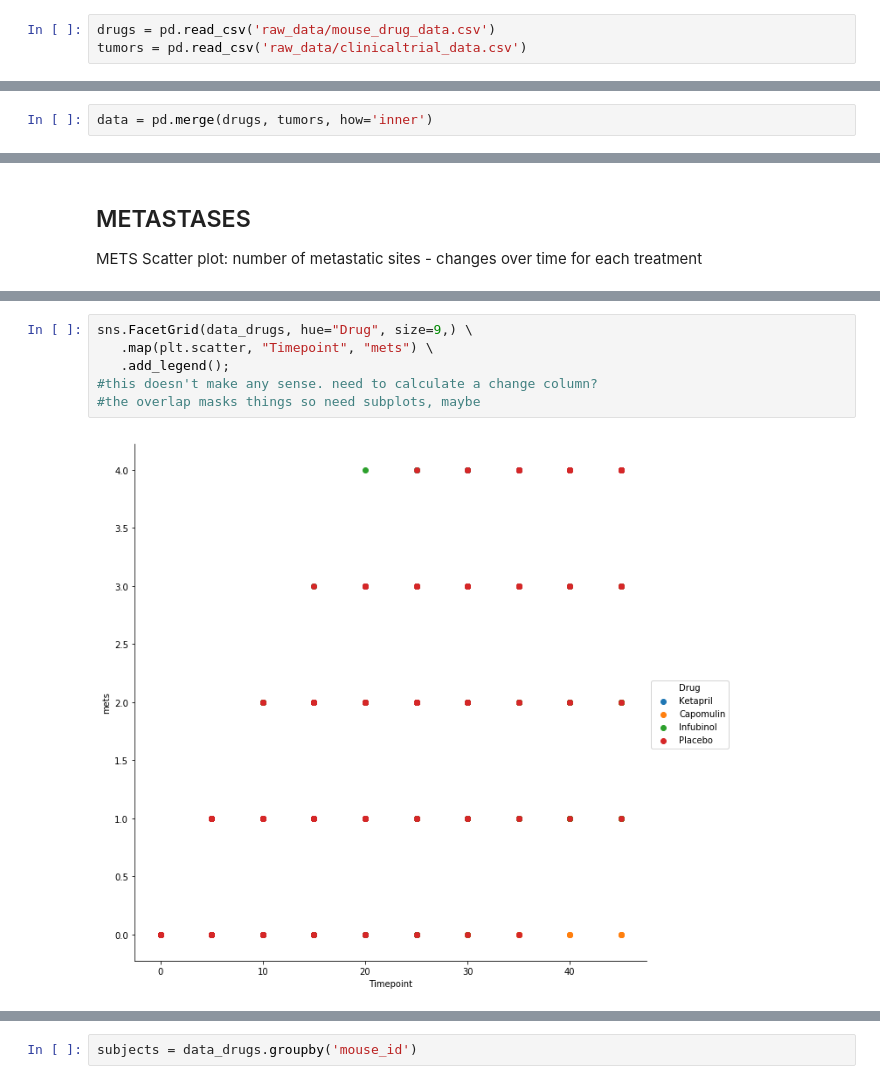
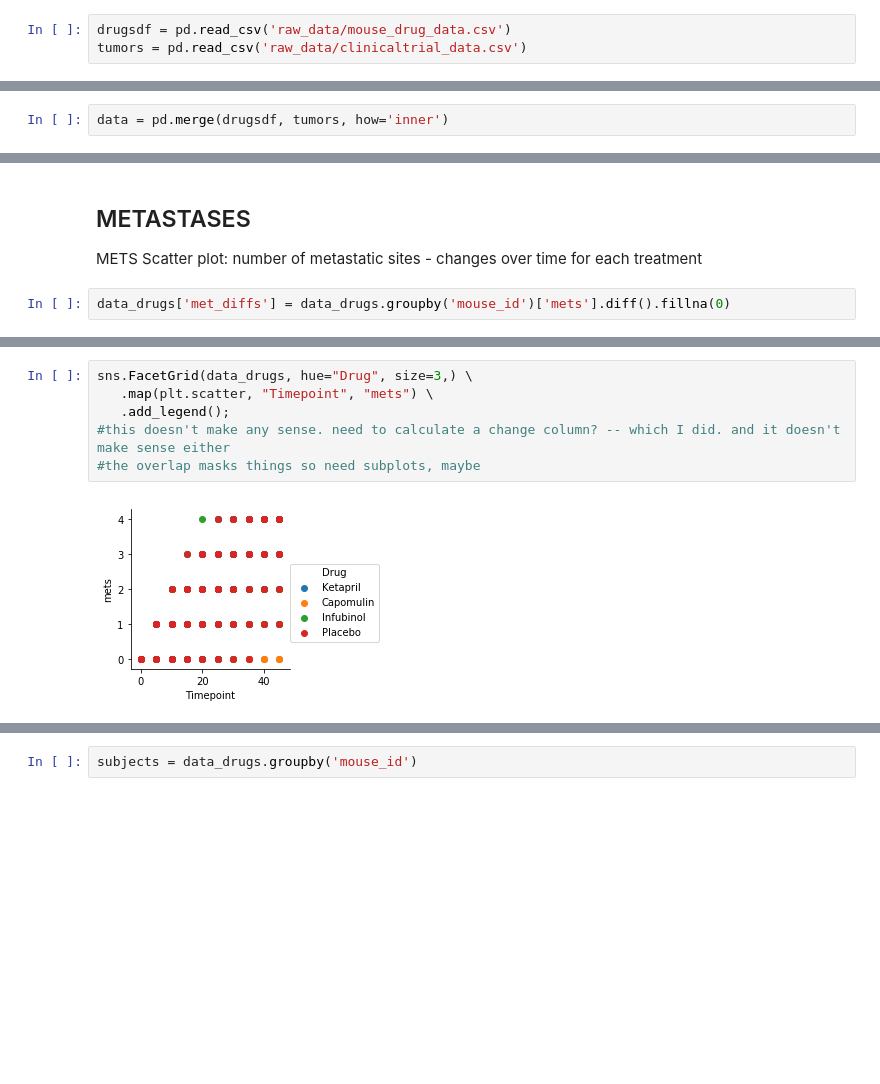
Before and after one commit to jenshurley/hw5, a Jupyter notebook: pydrug_mid.ipynb, the cells around one changed output, grey strips where cells are left out. Cells and saved outputs as stored; diff of their text form; blank space fills up the shorter version.

```diff
--- a/pydrug_mid.ipynb
+++ b/pydrug_mid.ipynb
@@ -5,12 +11,12 @@ import matplotlib.pyplot as plt
 import numpy as np
 %matplotlib inline
 # %%
-drugs = pd.read_csv('raw_data/mouse_drug_data.csv')
+drugsdf = pd.read_csv('raw_data/mouse_drug_data.csv')
 tumors = pd.read_csv('raw_data/clinicaltrial_data.csv')
 # %% [markdown]
 ## Preprocessing
 # %%
-data = pd.merge(drugs, tumors, how='inner')
+data = pd.merge(drugsdf, tumors, how='inner')
 # %%
 data.shape
 # %% [output]
@@ -56,3 +89,5 @@ sns.FacetGrid(data_drugs, hue="Drug", size=9,) \
 # %% [markdown]
 ## METASTASES
 METS Scatter plot: number of metastatic sites - changes over time for each treatment
+# %%
+data_drugs['met_diffs'] = data_drugs.groupby('mouse_id')['mets'].diff().fillna(0)
@@ -59,8 +146,8 @@ METS Scatter plot: number of metastatic sites - changes over time for each treat
 # %%
-sns.FacetGrid(data_drugs, hue="Drug", size=9,) \
+sns.FacetGrid(data_drugs, hue="Drug", size=3,) \
    .map(plt.scatter, "Timepoint", "mets") \
    .add_legend();
-#this doesn't make any sense. need to calculate a change column?
+#this doesn't make any sense. need to calculate a change column? -- which I did. and it doesn't make sense either
 #the overlap masks things so need subplots, maybe
 # %% [output]
-[figure, old version]
+[figure, new version]
```
Also changed, not shown: parts of 28 cells of this notebook.
